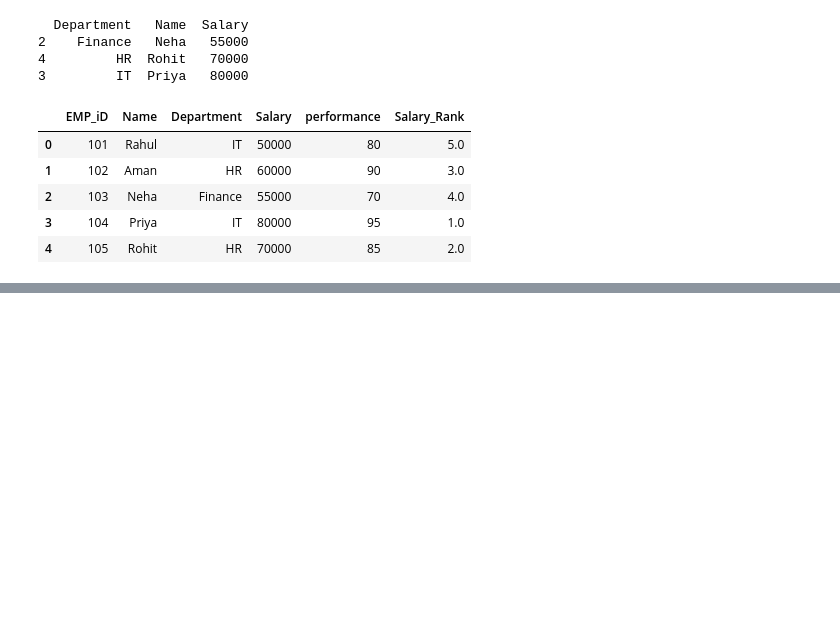
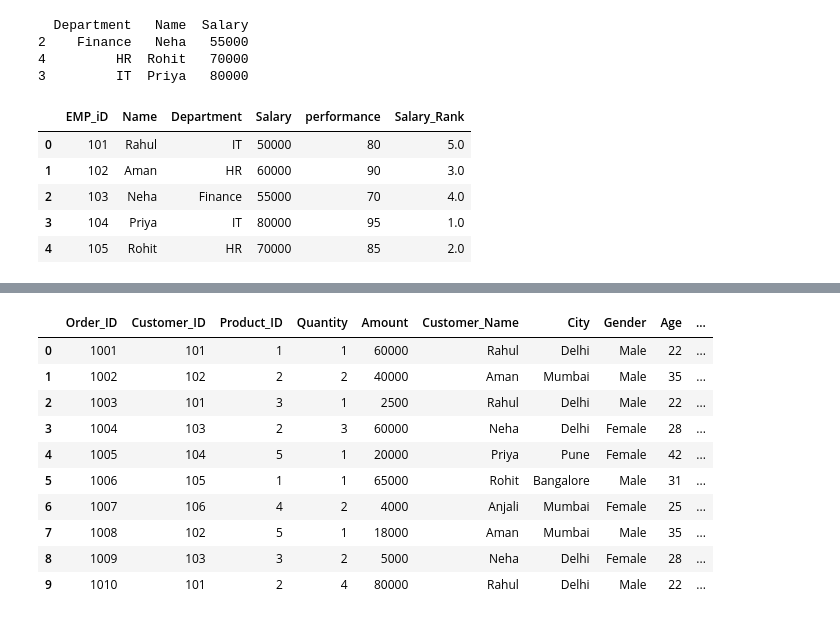
Before and after one commit to ghosh-vishnu/Python_Evening-AI-ML-5-30-PM, a Jupyter notebook: pandas.ipynb, the cells around one changed output, grey strips where cells are left out. Drawn from its saved outputs; the diff is of its cells as text; code cells hidden in the pictures; blank space fills up the shorter version.

```diff
--- a/pandas.ipynb
+++ b/pandas.ipynb
@@ -2066,0 +2168,37 @@ df
+# %%
+orders = pd.DataFrame({
+    "Order_ID":[
+        1001,1002,1003,1004,1005,
+        1006,1007,1008,1009,1010
+    ],
+
+    "Customer_ID":[
+        101,102,101,103,104,
+        105,106,102,103,101
+    ],
+
+    "Product_ID":[
+        1,2,3,2,5,
+        1,4,5,3,2
+    ],
+
+    "Quantity":[
+        1,2,1,3,1,
+        1,2,1,2,4
+    ],
+
+    "Amount":[
+        60000,
+        40000,
+        2500,
+        60000,
+        20000,
+        65000,
+        4000,
+        18000,
+        5000,
+        80000
+    ]
+})
+
+orders
@@ -2066,0 +2408,16 @@ df
+# %%
+combined_data=orders.merge(customers,on='Customer_ID').merge(products,on='Product_ID')
+# %%
+combined_data
+# %% [output]
+|  | Order_ID | Customer_ID | Product_ID | Quantity | Amount | Customer_Name | City | Gender | Age | ... |
+| 0 | 1001 | 101 | 1 | 1 | 60000 | Rahul | Delhi | Male | 22 | ... |
+| 1 | 1002 | 102 | 2 | 2 | 40000 | Aman | Mumbai | Male | 35 | ... |
+| 2 | 1003 | 101 | 3 | 1 | 2500 | Rahul | Delhi | Male | 22 | ... |
+| 3 | 1004 | 103 | 2 | 3 | 60000 | Neha | Delhi | Female | 28 | ... |
+| 4 | 1005 | 104 | 5 | 1 | 20000 | Priya | Pune | Female | 42 | ... |
+| 5 | 1006 | 105 | 1 | 1 | 65000 | Rohit | Bangalore | Male | 31 | ... |
+| 6 | 1007 | 106 | 4 | 2 | 4000 | Anjali | Mumbai | Female | 25 | ... |
+| 7 | 1008 | 102 | 5 | 1 | 18000 | Aman | Mumbai | Male | 35 | ... |
+| 8 | 1009 | 103 | 3 | 2 | 5000 | Neha | Delhi | Female | 28 | ... |
+| 9 | 1010 | 101 | 2 | 4 | 80000 | Rahul | Delhi | Male | 22 | ... |
```
Also changed, not shown: parts of 65 cells of this notebook.
